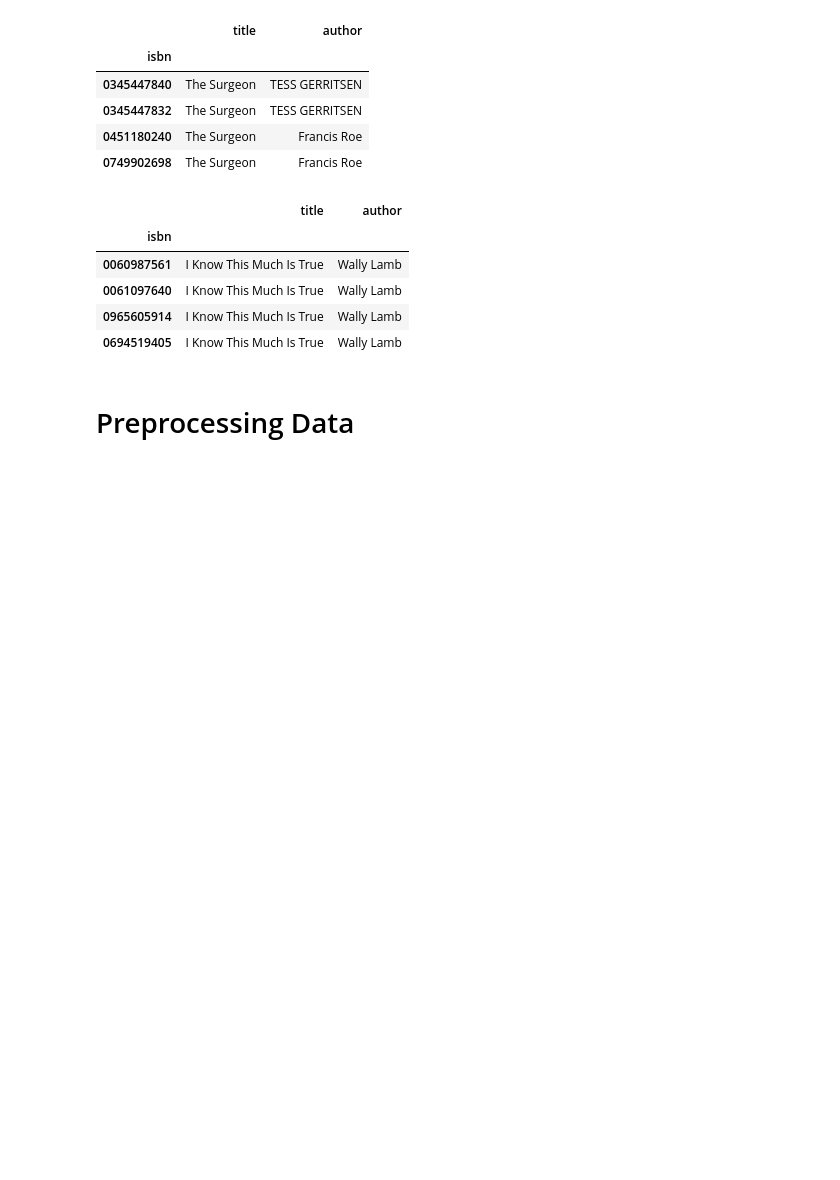
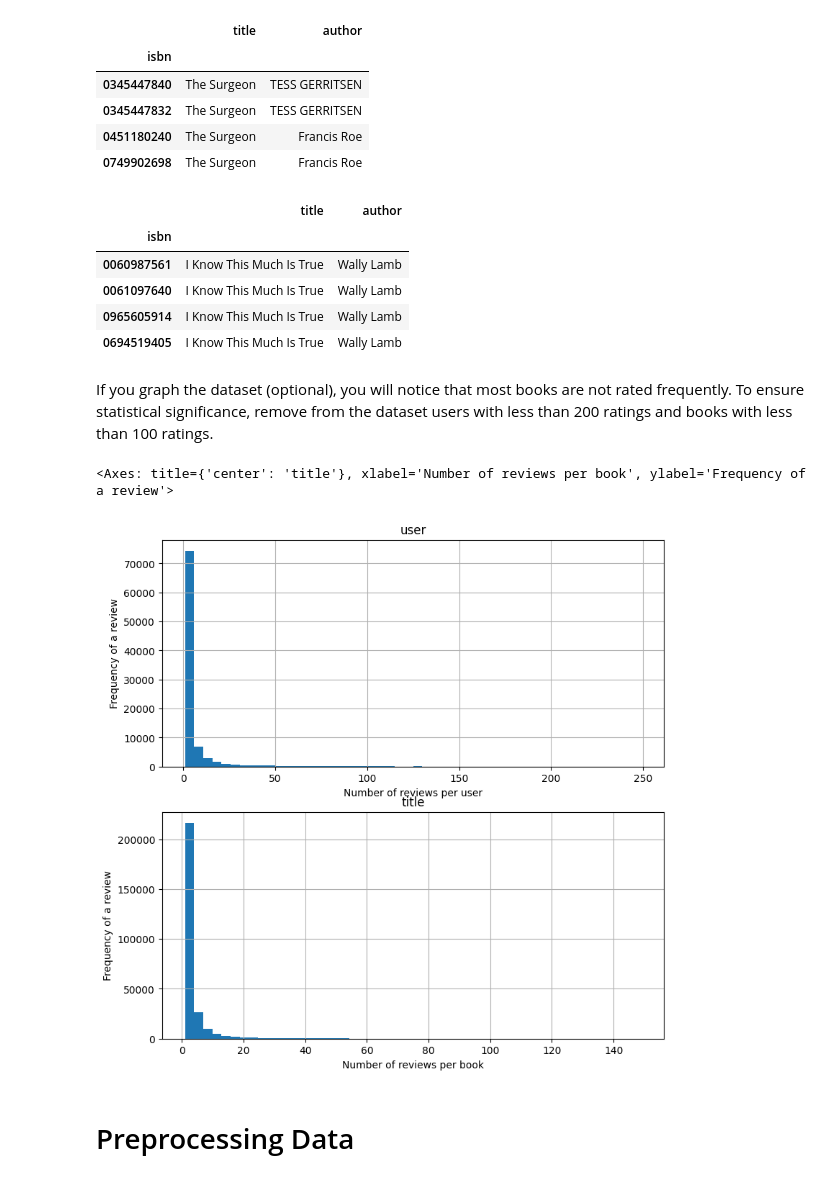
Before and after one commit to makonhakony/books-recommendation, a Jupyter notebook: Copy_of_fcc_book_recommendation_knn.ipynb, the cells around one changed output. Drawn from its saved outputs; the diff is of its cells as text; code cells hidden in the pictures; blank space fills up the shorter version.

```diff
--- a/Copy_of_fcc_book_recommendation_knn.ipynb
+++ b/Copy_of_fcc_book_recommendation_knn.ipynb
@@ -171,5 +170,23 @@ df_books[df_books['title'] == "I Know This Much Is True"]
 | 0061097640 | I Know This Much Is True | Wally Lamb |
 | 0965605914 | I Know This Much Is True | Wally Lamb |
 | 0694519405 | I Know This Much Is True | Wally Lamb |
+# %% [markdown]
+If you graph the dataset (optional), you will notice that most books are not rated frequently. To ensure statistical significance, remove from the dataset users with less than 200 ratings and books with less than 100 ratings.
+# %%
+# Plotting the dataset for exploratory analysis
+fig, axes = plt.subplots(2, 1, figsize=(9, 9))
+axes[0].set_title("user")
+axes[0].set_xlabel("Number of reviews per user")
+axes[0].set_ylabel("Frequency of a review")
+axes[1].set_title("title")
+axes[1].set_xlabel("Number of reviews per book")
+axes[1].set_ylabel("Frequency of a review")
+user_unique= df_joined["user"].value_counts()
+user_unique[user_unique<250].hist(bins=50, ax = axes[0])
+isbn_unique= df_joined["isbn"].value_counts()
+isbn_unique[isbn_unique<150].hist(bins=50, ax = axes[1])
+# %% [output]
+<Axes: title={'center': 'title'}, xlabel='Number of reviews per book', ylabel='Frequency of a review'>
+[figure, added]
 # %% [markdown]
 # Preprocessing Data
```
Also changed, not shown: parts of 15 cells of this notebook.
